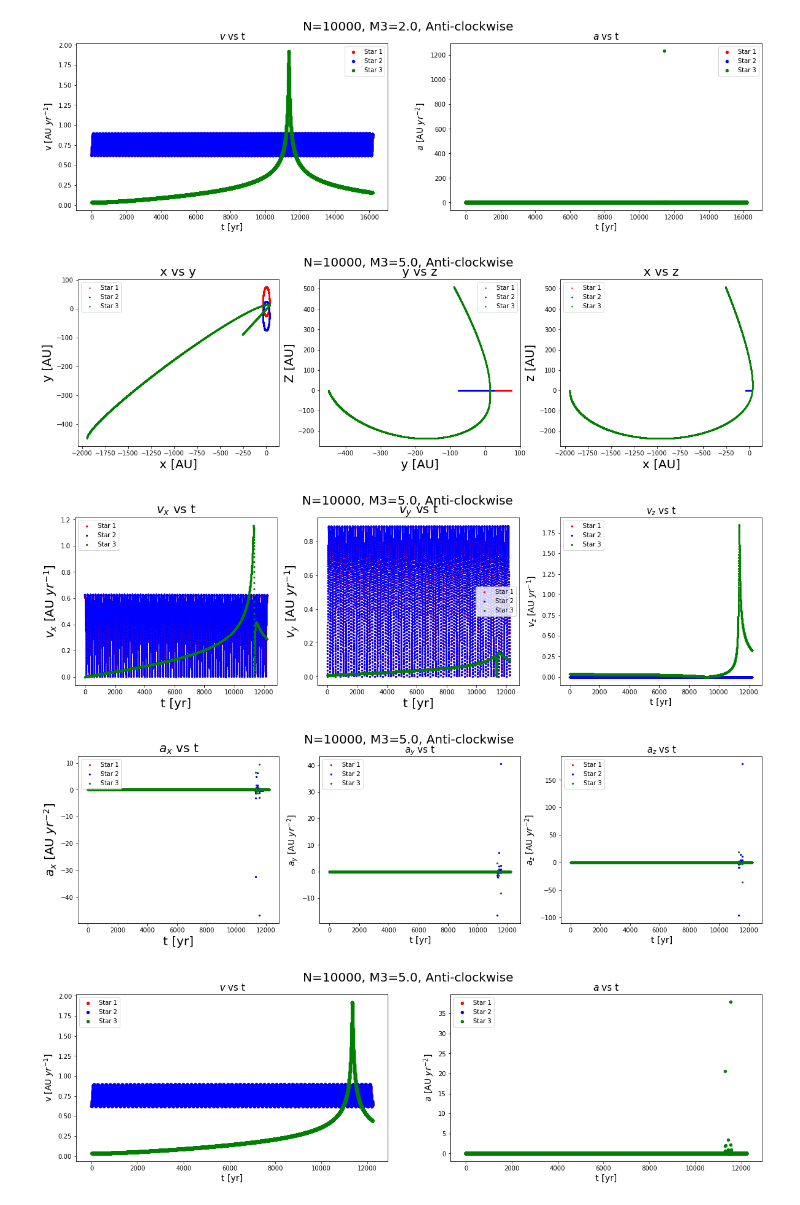
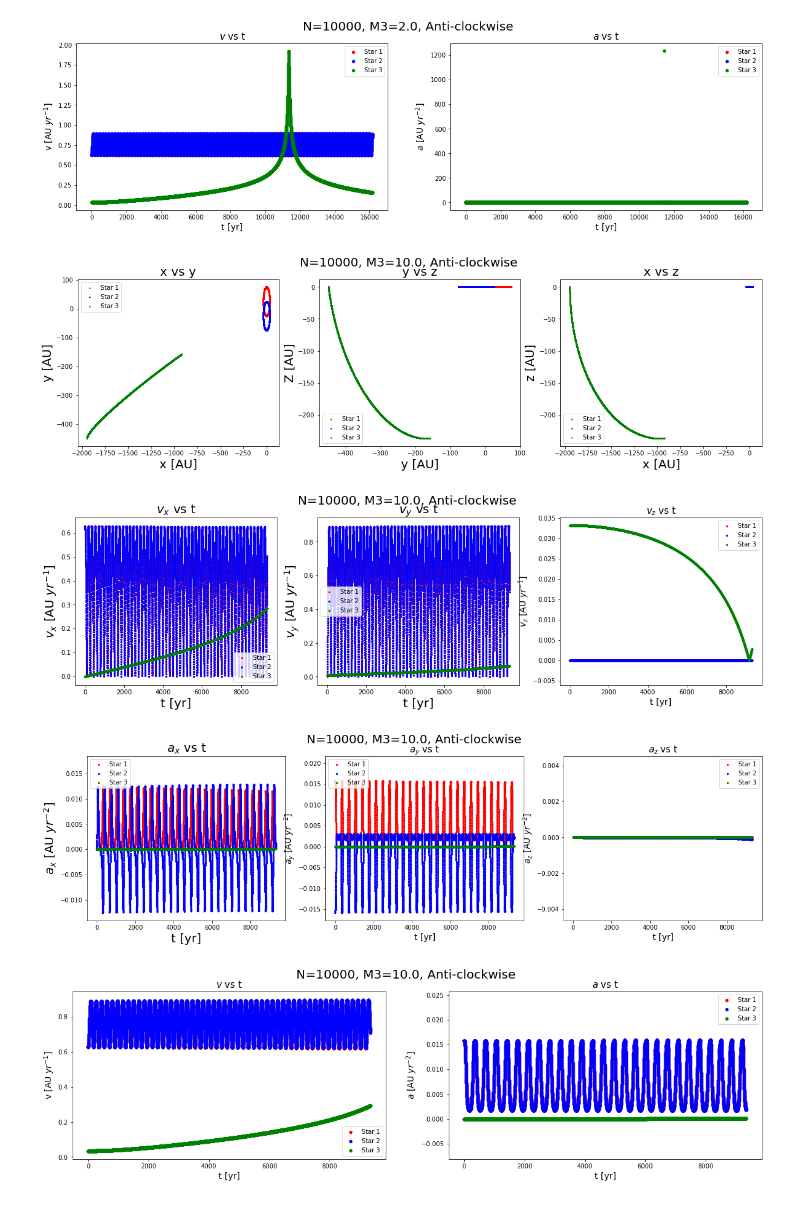
Before and after one commit to sachiwee/Homework_4, a Jupyter notebook: Weerasooriya_HW4!!!.ipynb, the cells around one changed output. Saved outputs shown, nothing was run; the diff lists cells and outputs as text; code cells hidden in the pictures.

```diff
--- a/Weerasooriya_HW4!!!.ipynb
+++ b/Weerasooriya_HW4!!!.ipynb
@@ -570,13 +581,13 @@ fig16.savefig('va_10000_2_ac.pdf')
 [figure]
 [figure]
 # %%
-fig17,fig18,fig19,fig19p=calculate(10000,5.0,0)
+fig17,fig18,fig19,fig19p=calculate(10000,10.0,0)
 fig17.savefig('xyz_10000_5_ac.pdf')
 fig18.savefig('v_10000_5_ac.pdf')
 fig19.savefig('a_10000_5_ac.pdf')
 fig19p.savefig('va_10000_5_ac.pdf')
 # %% [output]
-[figure, old version]
+[figure, new version]
-[figure, old version]
+[figure, new version]
-[figure, old version]
+[figure, new version]
-[figure, old version]
+[figure, new version]
```
Also changed, not shown: parts of 5 cells of this notebook, 9 other files.
